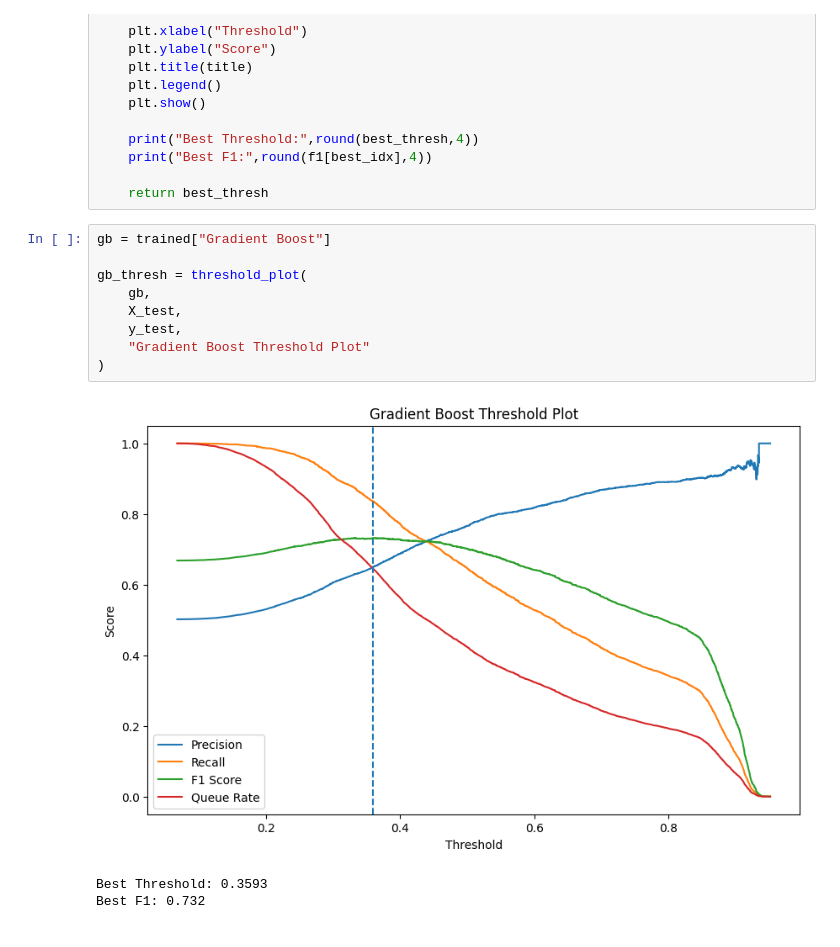
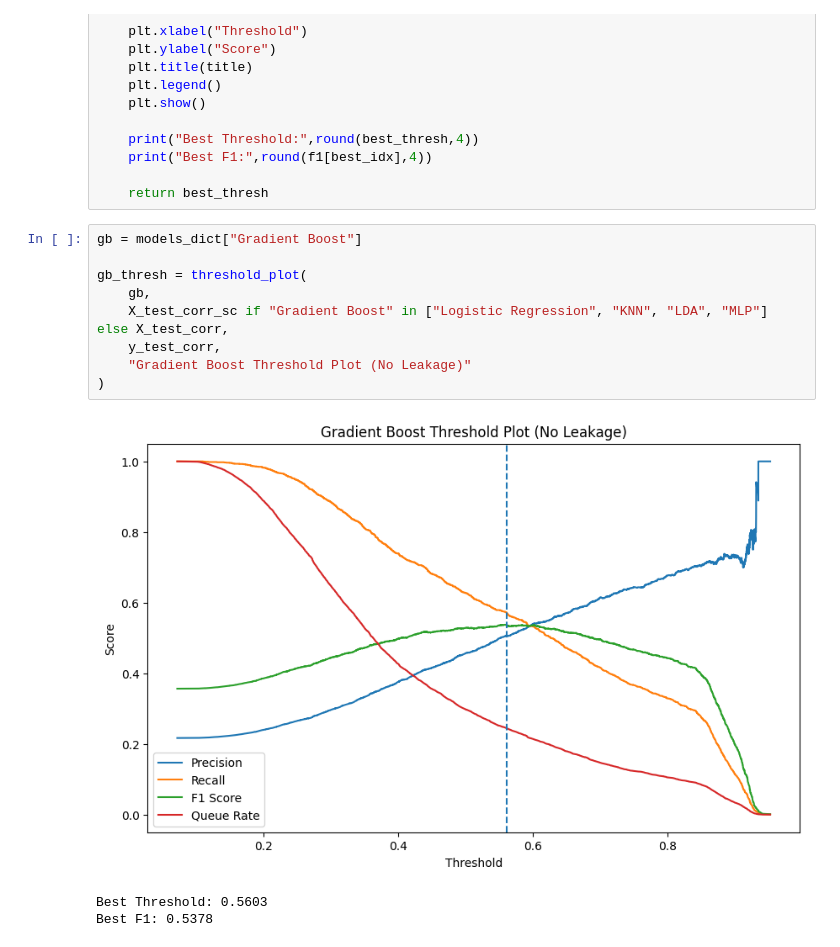
Before and after one commit to Tashya924/ML-research-on-credit-risk-analysis, a Jupyter notebook: ml_credit_report_intern.ipynb, the cells around one changed output. Cells and saved outputs as stored; diff of their text form.

```diff
--- a/ml_credit_report_intern.ipynb
+++ b/ml_credit_report_intern.ipynb
@@ -234,16 +156,16 @@ def threshold_plot(model,X,y,title):
 
     return best_thresh
 # %%
-gb = trained["Gradient Boost"]
+gb = models_dict["Gradient Boost"]
 
 gb_thresh = threshold_plot(
     gb,
-    X_test,
-    y_test,
-    "Gradient Boost Threshold Plot"
+    X_test_corr_sc if "Gradient Boost" in ["Logistic Regression", "KNN", "LDA", "MLP"] else X_test_corr,
+    y_test_corr,
+    "Gradient Boost Threshold Plot (No Leakage)"
 )
 # %% [output]
-[figure, old version]
+[figure, new version]
-Best Threshold: 0.3593
-Best F1: 0.732
+Best Threshold: 0.5603
+Best F1: 0.5378
 # %%
```
Also changed, not shown: parts of 10 cells of this notebook.
